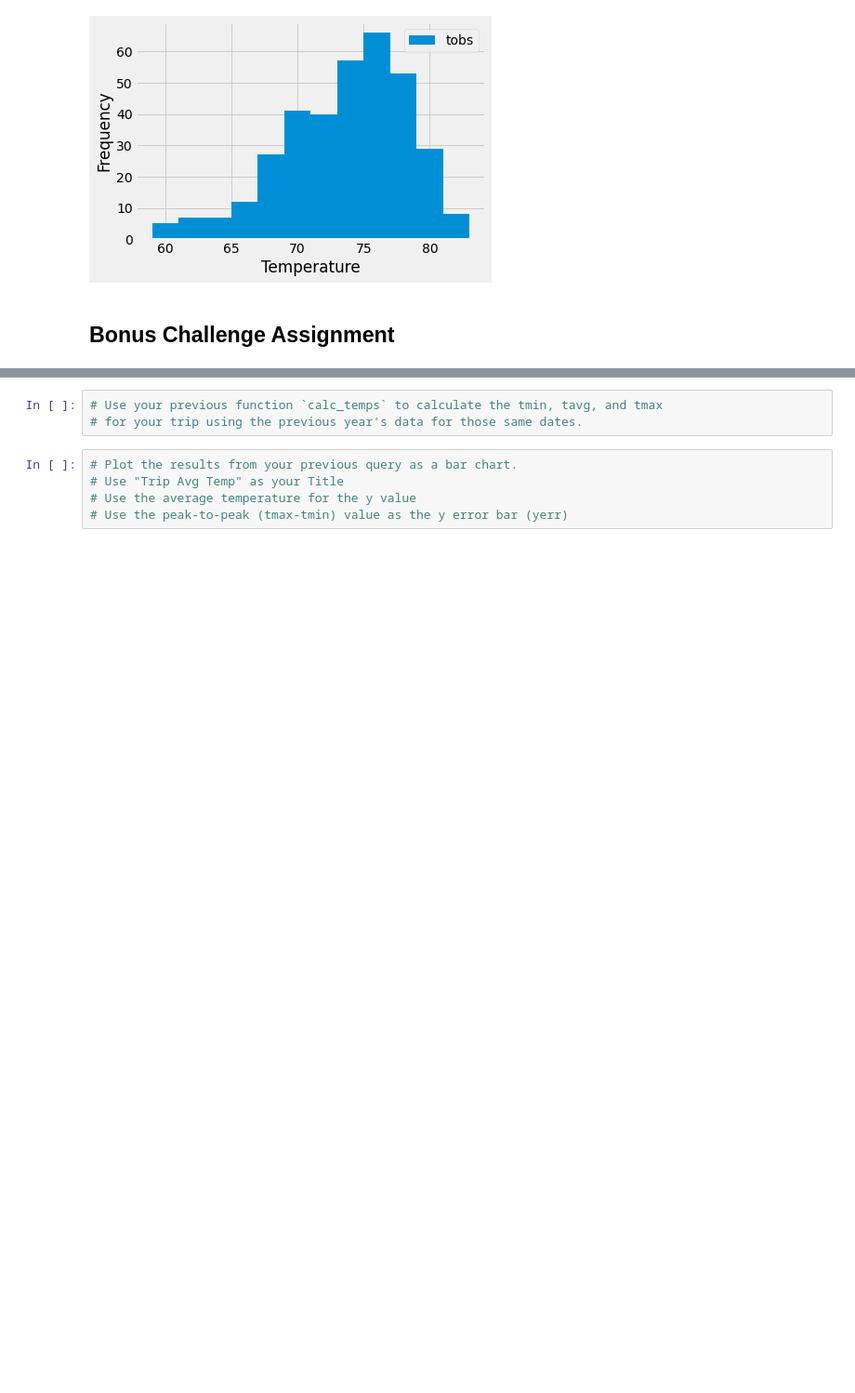
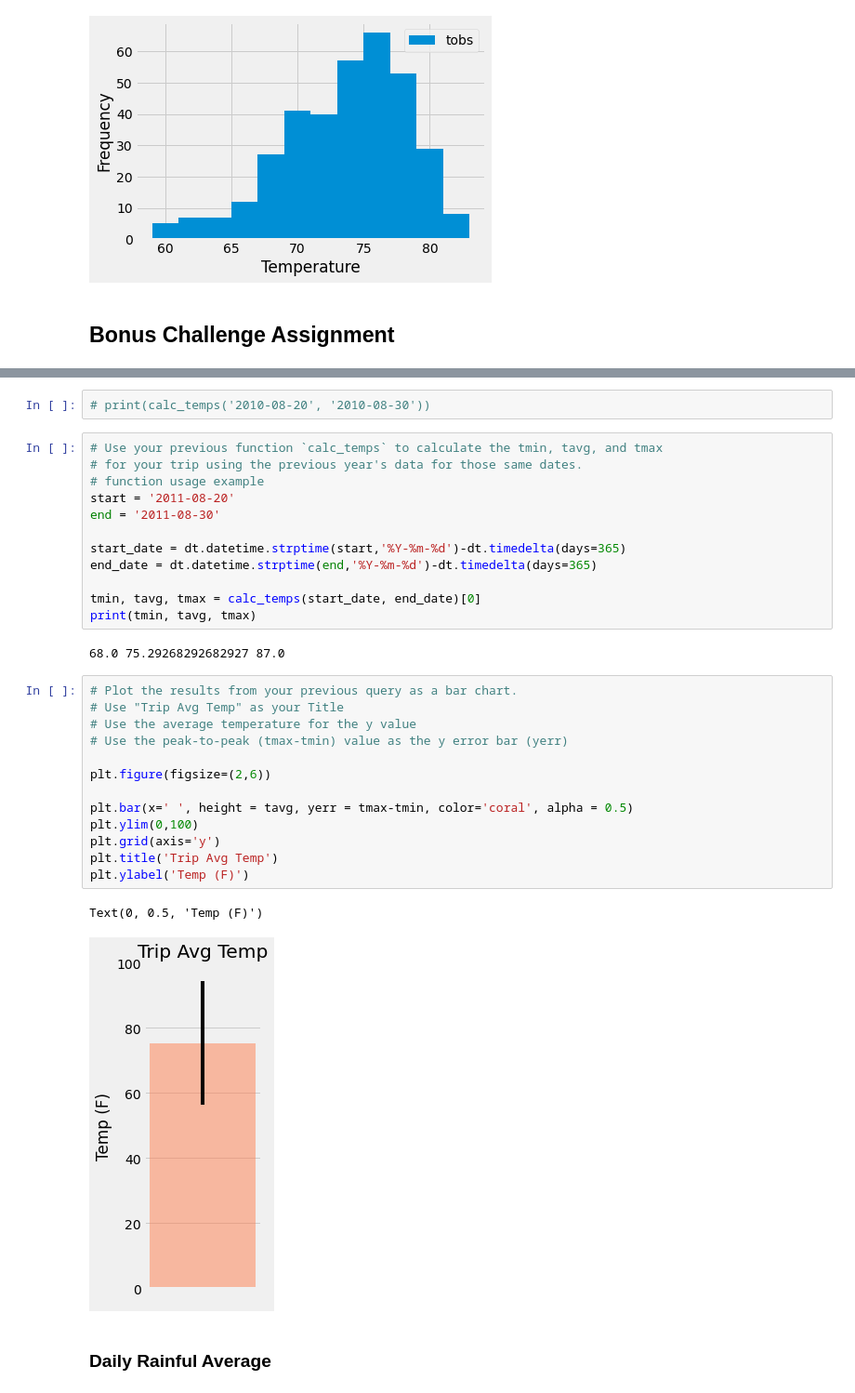
Before and after one commit to stellakk75/SQLAlchemy-challenge, a Jupyter notebook: climate_starter.ipynb, the cells around one changed output, grey strips where cells are left out. Shown: that part at 93% size. Saved outputs shown, nothing was run; the diff lists cells and outputs as text; blank space fills up the shorter version.

```diff
--- a/climate_starter.ipynb
+++ b/climate_starter.ipynb
@@ -173,11 +218,37 @@ print(calc_temps('2012-02-28', '2012-03-05'))
+# %%
+# print(calc_temps('2010-08-20', '2010-08-30'))
 # %%
 # Use your previous function `calc_temps` to calculate the tmin, tavg, and tmax
 # for your trip using the previous year's data for those same dates.
+# function usage example
+start = '2011-08-20'
+end = '2011-08-30'
+
+start_date = dt.datetime.strptime(start,'%Y-%m-%d')-dt.timedelta(days=365)
+end_date = dt.datetime.strptime(end,'%Y-%m-%d')-dt.timedelta(days=365)
+
+tmin, tavg, tmax = calc_temps(start_date, end_date)[0]
+print(tmin, tavg, tmax)
+# %% [output]
+68.0 75.29268292682927 87.0
 # %%
 # Plot the results from your previous query as a bar chart.
 # Use "Trip Avg Temp" as your Title
 # Use the average temperature for the y value
 # Use the peak-to-peak (tmax-tmin) value as the y error bar (yerr)
+
+plt.figure(figsize=(2,6))
+
+plt.bar(x=' ', height = tavg, yerr = tmax-tmin, color='coral', alpha = 0.5)
+plt.ylim(0,100)
+plt.grid(axis='y')
+plt.title('Trip Avg Temp')
+plt.ylabel('Temp (F)')
+# %% [output]
+Text(0, 0.5, 'Temp (F)')
+[figure, added]
+# %% [markdown]
+### Daily Rainful Average
 # %%
 # Calculate the total amount of rainfall per weather station for your trip dates using the previous year's matching dates.
 # Sort this in descending order by precipitation amount and list the station, name, latitude, longitude, and elevation
```
Also changed, not shown: parts of 17 cells of this notebook.
